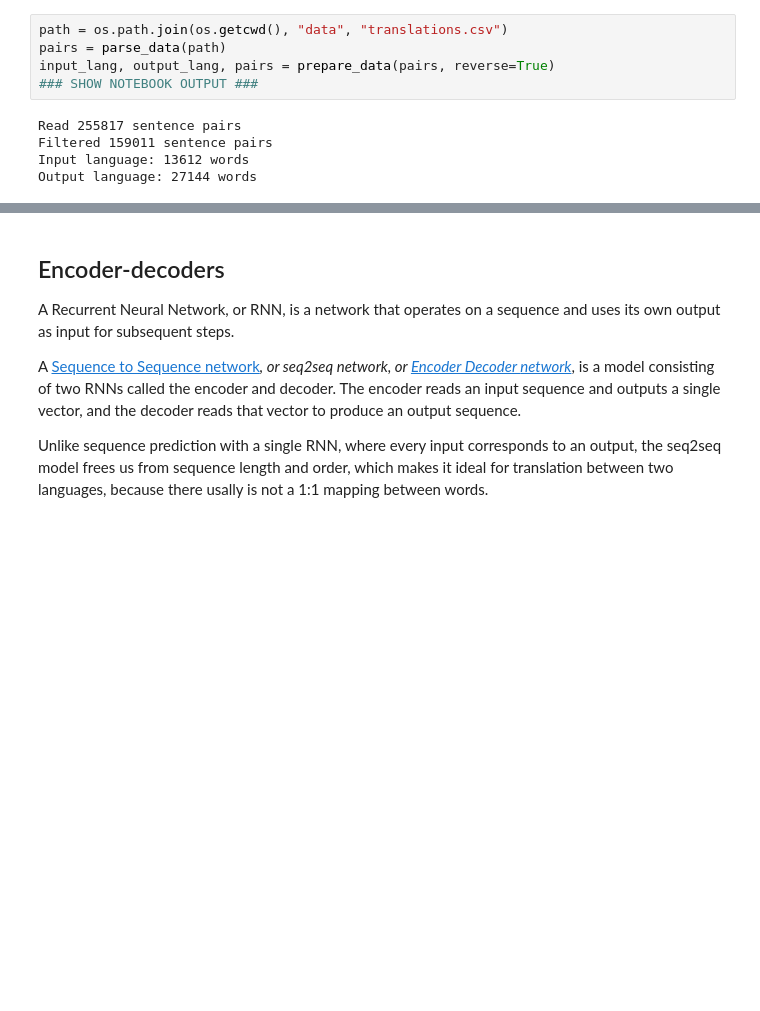
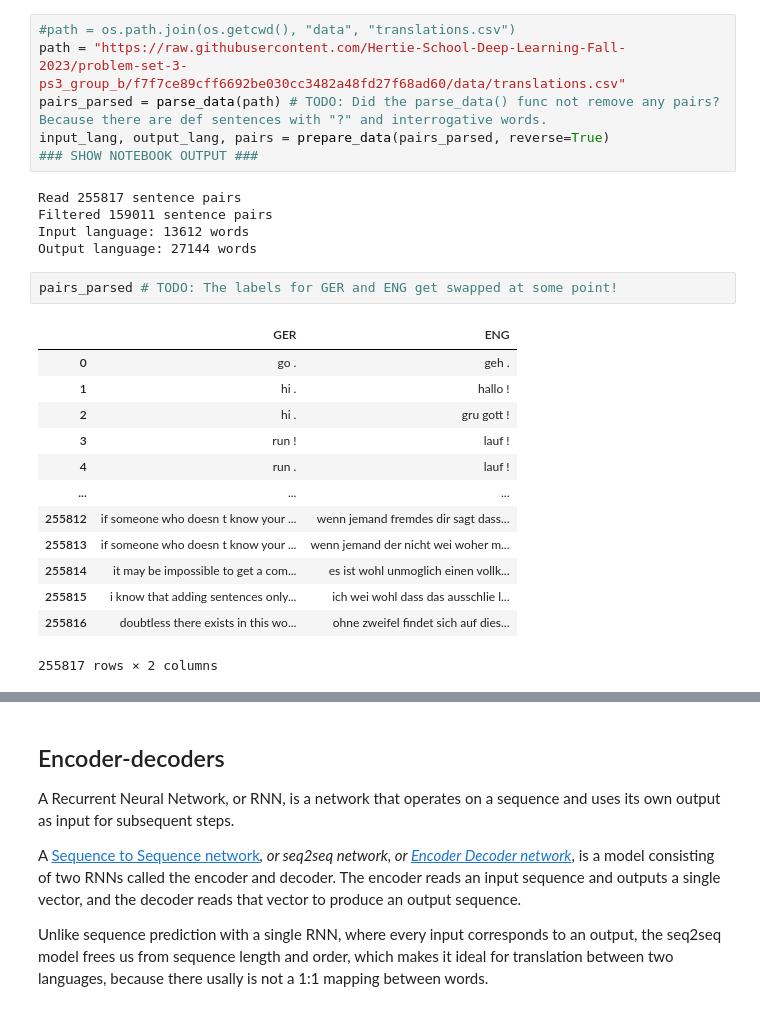
Before and after one commit to Hertie-School-Deep-Learning-Fall-2023/problem-set-3-ps3_group_b, a Jupyter notebook: Problem_Set_3.ipynb, the cells around one changed output, grey strips where cells are left out. Cells and saved outputs as stored; diff of their text form; blank space fills up the shorter version.

```diff
--- a/Problem_Set_3.ipynb
+++ b/Problem_Set_3.ipynb
@@ -242,12 +244,29 @@ def prepare_data(pairs, reverse=False):
     print(f"Output language: {output_lang.n_words} words")
     return input_lang, output_lang, pairs
 # %%
-path = os.path.join(os.getcwd(), "data", "translations.csv")
-pairs = parse_data(path)
-input_lang, output_lang, pairs = prepare_data(pairs, reverse=True)
+#path = os.path.join(os.getcwd(), "data", "translations.csv")
+path = "https://raw.githubusercontent.com/Hertie-School-Deep-Learning-Fall-2023/problem-set-3-ps3_group_b/f7f7ce89cff6692be030cc3482a48fd27f68ad60/data/translations.csv"
+pairs_parsed = parse_data(path) # TODO: Did the parse_data() func not remove any pairs? Because there are def sentences with "?" and interrogative words.
+input_lang, output_lang, pairs = prepare_data(pairs_parsed, reverse=True)
 ### SHOW NOTEBOOK OUTPUT ###
 # %% [output]
 Read 255817 sentence pairs
 Filtered 159011 sentence pairs
 Input language: 13612 words
 Output language: 27144 words
+# %%
+pairs_parsed # TODO: The labels for GER and ENG get swapped at some point!
+# %% [output]
+|  | GER | ENG |
+| 0 | go . | geh . |
+| 1 | hi . | hallo ! |
+| 2 | hi . | gru gott ! |
+| 3 | run ! | lauf ! |
+| 4 | run . | lauf ! |
+| ... | ... | ... |
+| 255812 | if someone who doesn t know your ... | wenn jemand fremdes dir sagt dass... |
+| 255813 | if someone who doesn t know your ... | wenn jemand der nicht wei woher m... |
+| 255814 | it may be impossible to get a com... | es ist wohl unmoglich einen vollk... |
+| 255815 | i know that adding sentences only... | ich wei wohl dass das ausschlie l... |
+| 255816 | doubtless there exists in this wo... | ohne zweifel findet sich auf dies... |
+255817 rows × 2 columns
```
Also changed, not shown: parts of 4 cells of this notebook.
